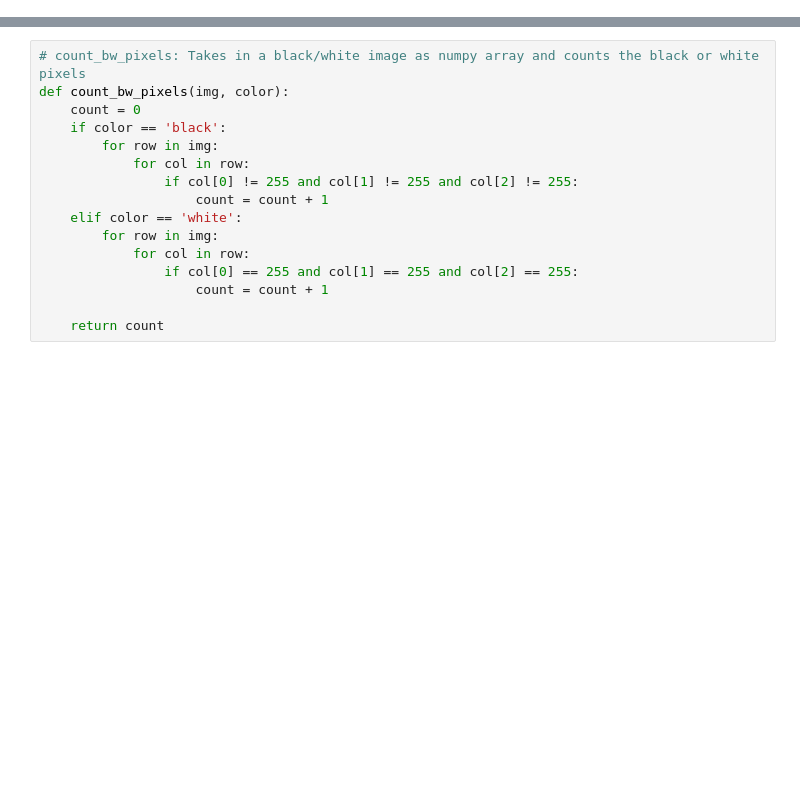
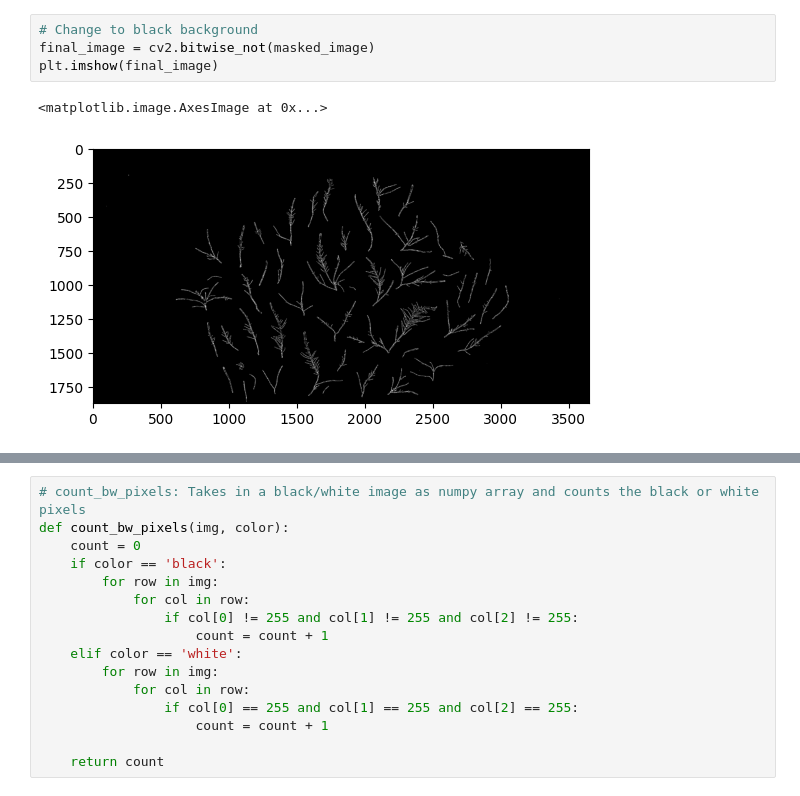
Before and after one commit to ConnnorM/Image_Processing_Lab, a Jupyter notebook: cv2.ipynb, the cells around one changed output, grey strips where cells are left out. Cells and saved outputs as stored; diff of their text form; blank space fills up the shorter version.

```diff
--- a/cv2.ipynb
+++ b/cv2.ipynb
@@ -53 +63,8 @@ plt.imshow(masked_image)
+# %%
+# Change to black background
+final_image = cv2.bitwise_not(masked_image)
+plt.imshow(final_image)
+# %% [output]
+<matplotlib.image.AxesImage at 0x...>
+[figure, added]
 # %%
```
Also changed, not shown: parts of 14 cells of this notebook, 3 other files.
